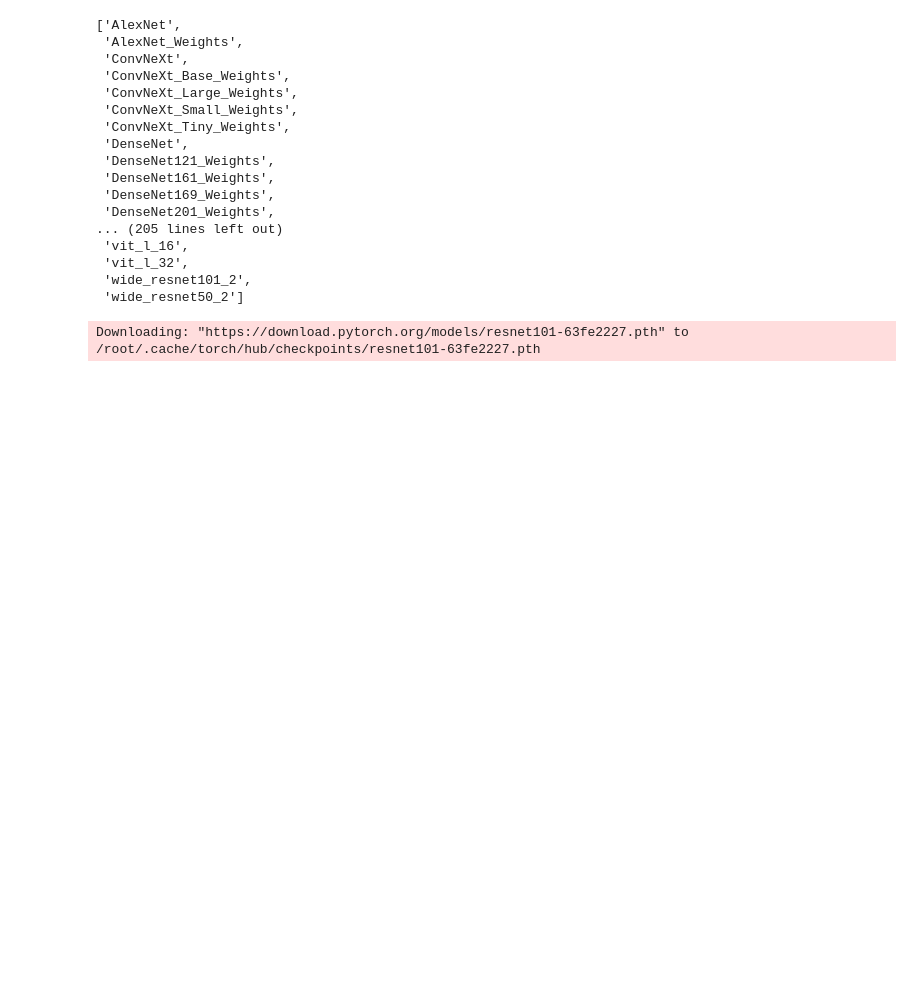
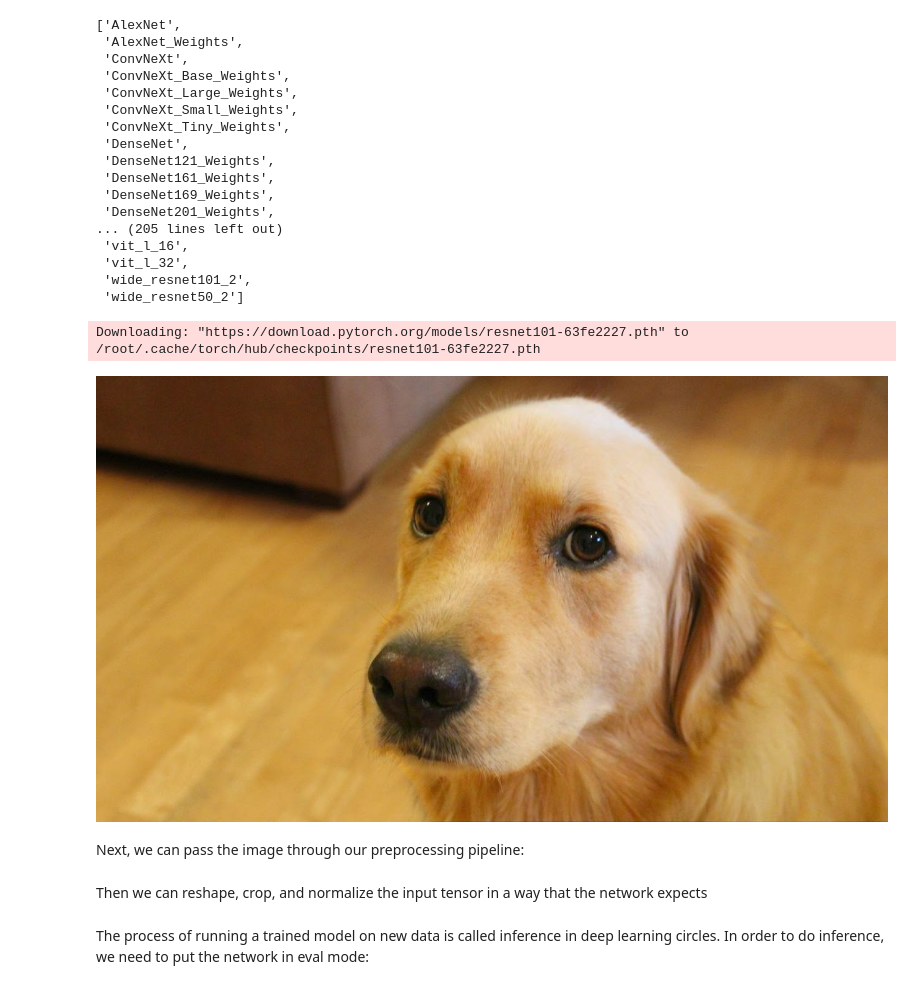
Before and after one commit to andysingal/PyTorch-ML, a Jupyter notebook: Pytorch_1.ipynb, the cells around one changed output. Cells and saved outputs as stored; diff of their text form; code cells hidden in the pictures; blank space fills up the shorter version.

```diff
--- a/Pytorch_1.ipynb
+++ b/Pytorch_1.ipynb
@@ -70,3 +71,10 @@ preprocess = transforms.Compose([
             mean=[0.485, 0.456, 0.406],
             std=[0.229, 0.224, 0.225]
         )])
+# %%
+img = PIL.Image.open("bobby.jpg")
+img
+# %% [output]
+[figure, added]
+# %% [markdown]
+Next, we can pass the image through our preprocessing pipeline:
@@ -72,0 +83,2 @@ preprocess = transforms.Compose([
+# %% [markdown]
+Then we can reshape, crop, and normalize the input tensor in a way that the network expects
@@ -72,0 +87,2 @@ preprocess = transforms.Compose([
+# %% [markdown]
+The process of running a trained model on new data is called inference in deep learning circles. In order to do inference, we need to put the network in eval mode:
```
Also changed, not shown: parts of 11 cells of this notebook.
